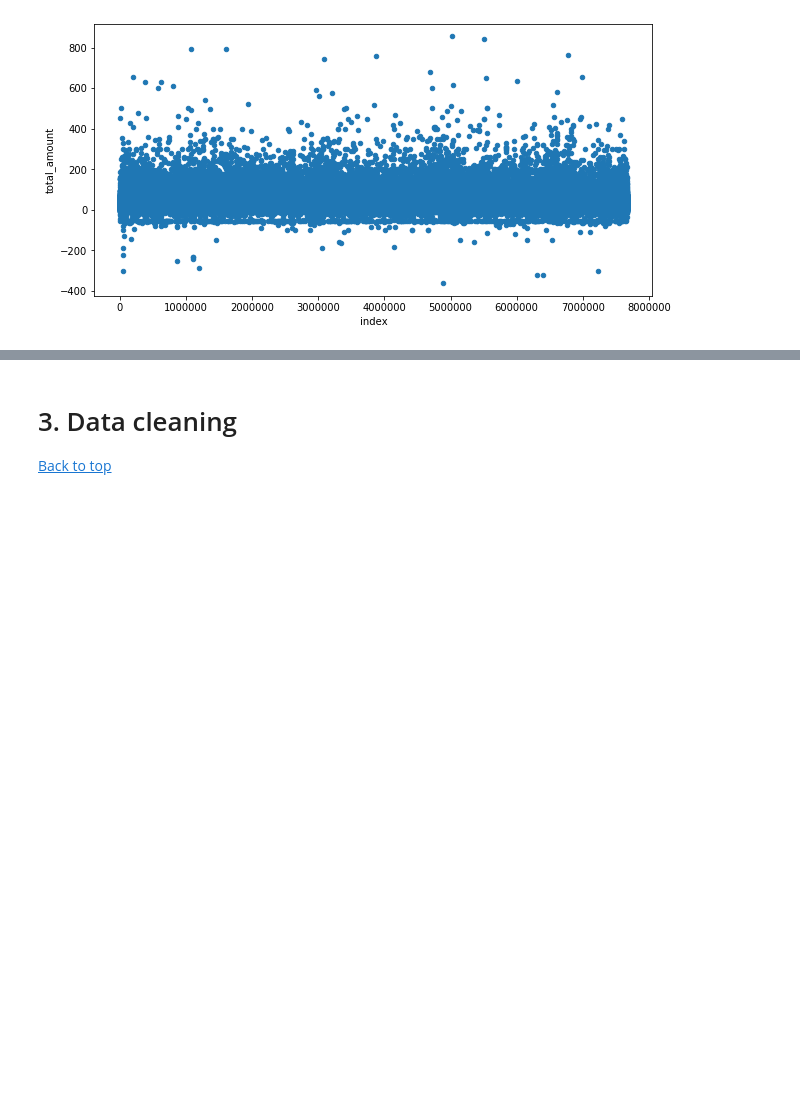
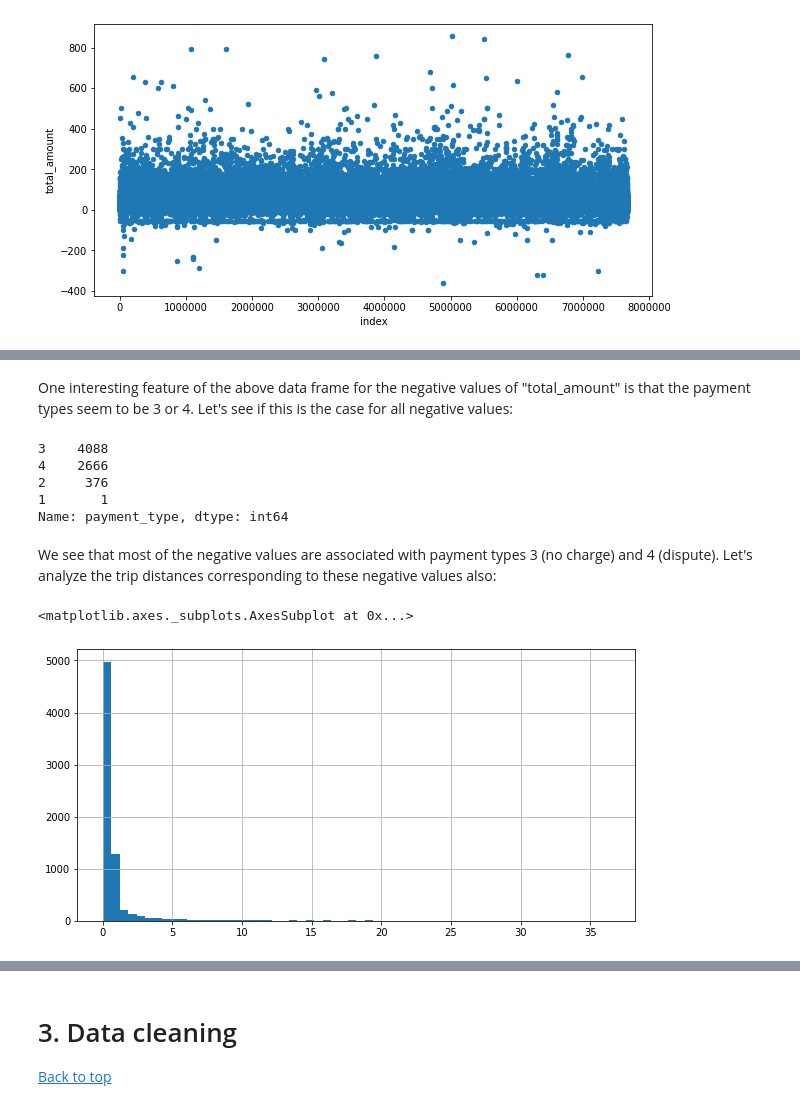
Before and after one commit to dom-emery96/New-York-Taxi-Analysis, a Jupyter notebook: Module 2.ipynb, the cells around one changed output, grey strips where cells are left out. Saved outputs shown, nothing was run; the diff lists cells and outputs as text; code cells hidden in the pictures; blank space fills up the shorter version.

```diff
--- a/Module 2.ipynb
+++ b/Module 2.ipynb
@@ -120,0 +147,17 @@ taxi_data[taxi_data["total_amount"] < 1000].reset_index().plot(kind = "scatter",
+# %% [markdown]
+One interesting feature of the above data frame for the negative values of "total_amount" is that the payment types seem to be 3 or 4. Let's see if this is the case for all negative values:
+# %%
+taxi_data[taxi_data["total_amount"]<0]["payment_type"].value_counts()
+# %% [output]
+3    4088
+4    2666
+2     376
+1       1
+Name: payment_type, dtype: int64
+# %% [markdown]
+We see that most of the negative values are associated with payment types 3 (no charge) and 4 (dispute). Let's analyze the trip distances corresponding to these negative values also:
+# %%
+taxi_data[taxi_data["total_amount"]<0]["trip_distance"].hist(bins=60, figsize=(10,5))
+# %% [output]
+<matplotlib.axes._subplots.AxesSubplot at 0x...>
+[figure, added]
```
Also changed, not shown: parts of 29 cells of this notebook.
